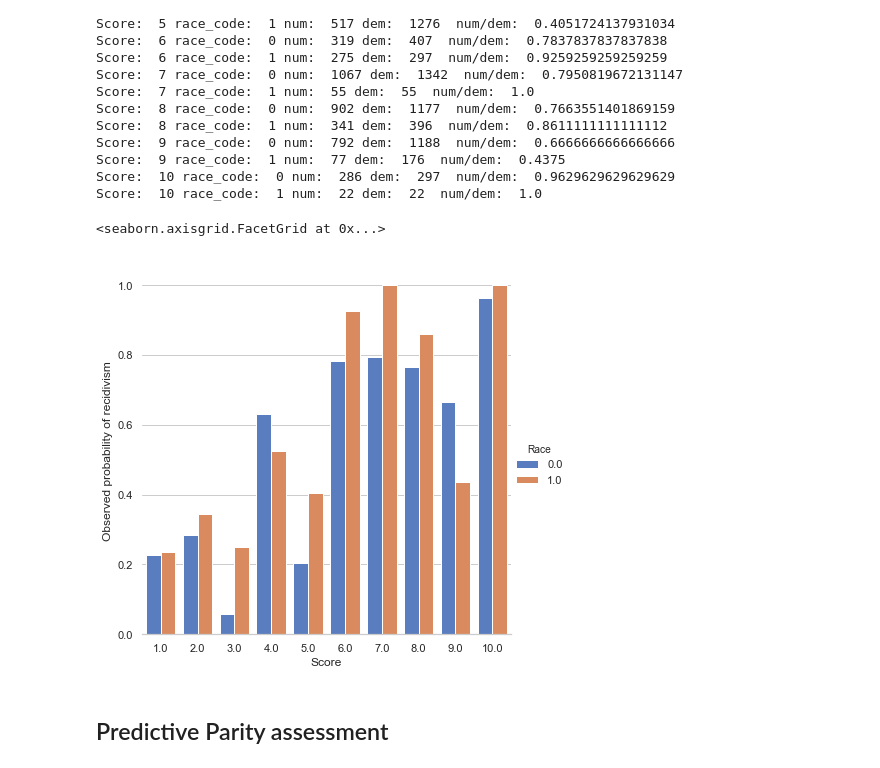
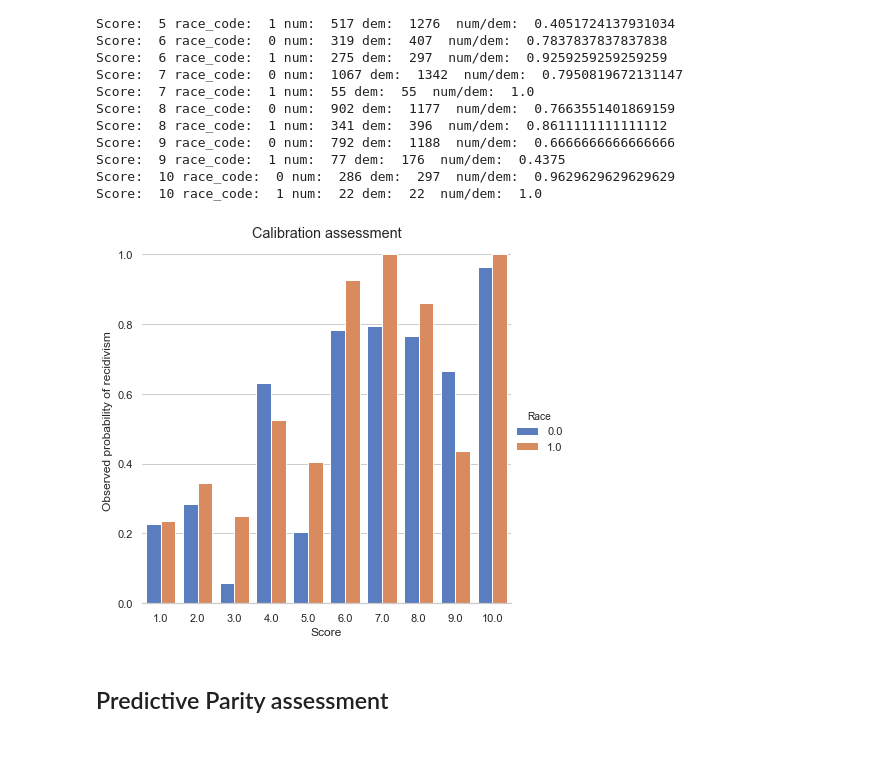
Before and after one commit to victorcaram/hcml-project, a Jupyter notebook: [TPFinal] Compas.ipynb, the cells around one changed output. Cells and saved outputs as stored; diff of their text form; code cells hidden in the pictures.

```diff
--- a/[TPFinal] Compas.ipynb
+++ b/[TPFinal] Compas.ipynb
@@ -190,14 +191,15 @@ Score:  10 race_code:  1 num:  22 dem:  22  num/dem:  1.0
 # %%
 sns.set(style="whitegrid")
 
 # Draw a nested barplot to show survival for class and sex
 g = sns.catplot(x="Score", y="Probability", hue="Race", data=df_calibration,
                 height=6, kind="bar", palette="muted")
 g.despine(left=True)
+g.fig.suptitle('Calibration assessment')
 g.set_ylabels("Observed probability of recidivism")
+g.savefig("calibration.png")
 # %% [output]
-<seaborn.axisgrid.FacetGrid at 0x...>
-[figure, old version]
+[figure, new version]
 # %% [markdown]
 ## Predictive Parity assessment
 # %%
```
Also changed, not shown: parts of 7 cells of this notebook, 4 other files.
